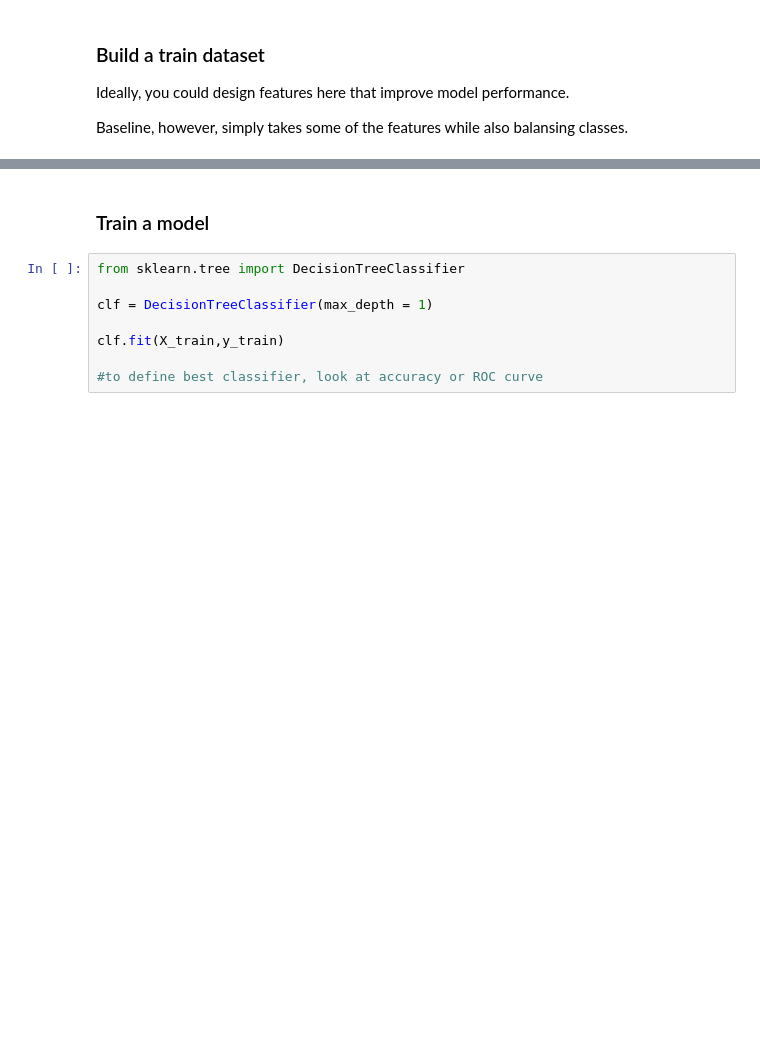
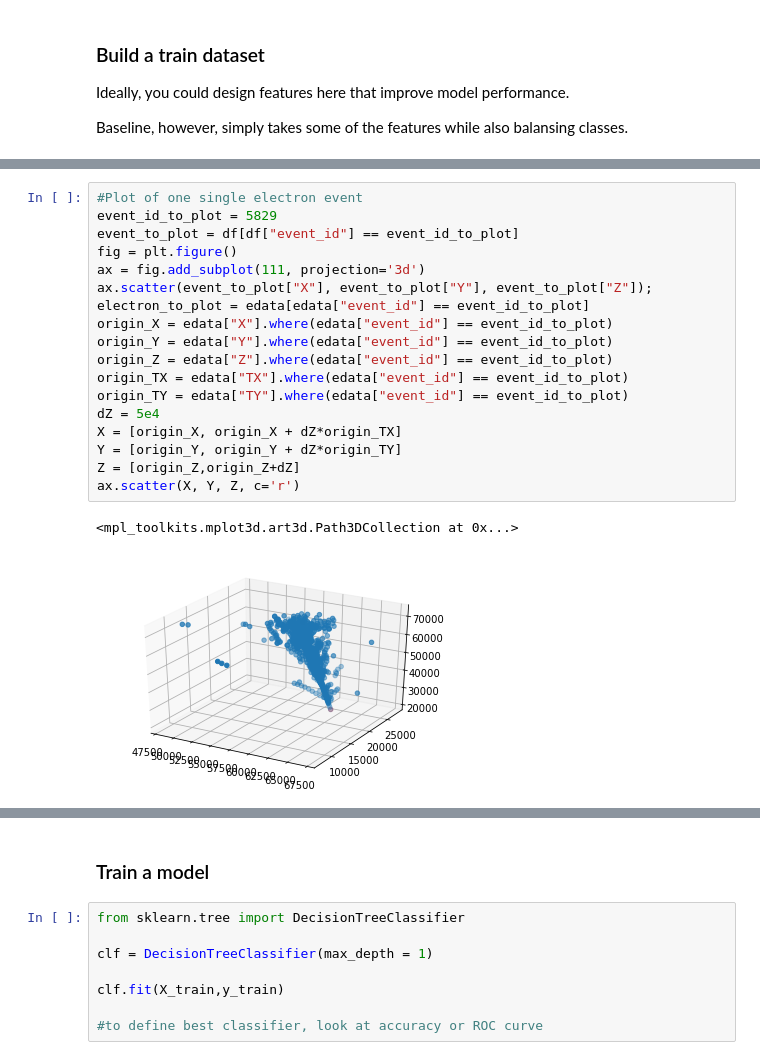
Before and after one commit to yandexdataschool/mlhep2017, a Jupyter notebook: Challenge-MyVersion.ipynb, the cells around one changed output, grey strips where cells are left out. Cells and saved outputs as stored; diff of their text form; blank space fills up the shorter version.

```diff
--- a/Challenge-MyVersion.ipynb
+++ b/Challenge-MyVersion.ipynb
@@ -46,3 +108,24 @@ index
+# %%
+#Plot of one single electron event
+event_id_to_plot = 5829
+event_to_plot = df[df["event_id"] == event_id_to_plot]
+fig = plt.figure()
+ax = fig.add_subplot(111, projection='3d')
+ax.scatter(event_to_plot["X"], event_to_plot["Y"], event_to_plot["Z"]);
+electron_to_plot = edata[edata["event_id"] == event_id_to_plot]
+origin_X = edata["X"].where(edata["event_id"] == event_id_to_plot)
+origin_Y = edata["Y"].where(edata["event_id"] == event_id_to_plot)
+origin_Z = edata["Z"].where(edata["event_id"] == event_id_to_plot)
+origin_TX = edata["TX"].where(edata["event_id"] == event_id_to_plot)
+origin_TY = edata["TY"].where(edata["event_id"] == event_id_to_plot)
+dZ = 5e4
+X = [origin_X, origin_X + dZ*origin_TX]
+Y = [origin_Y, origin_Y + dZ*origin_TY]
+Z = [origin_Z,origin_Z+dZ]
+ax.scatter(X, Y, Z, c='r')
+# %% [output]
+<mpl_toolkits.mplot3d.art3d.Path3DCollection at 0x...>
+[figure, added]
 # %%
 #takes the chi2 of all signal tracks + the value of the signal variable
 print(df[df.signal==True].values[:,6:8])
```
Also changed, not shown: parts of 15 cells of this notebook, 4 other files.
